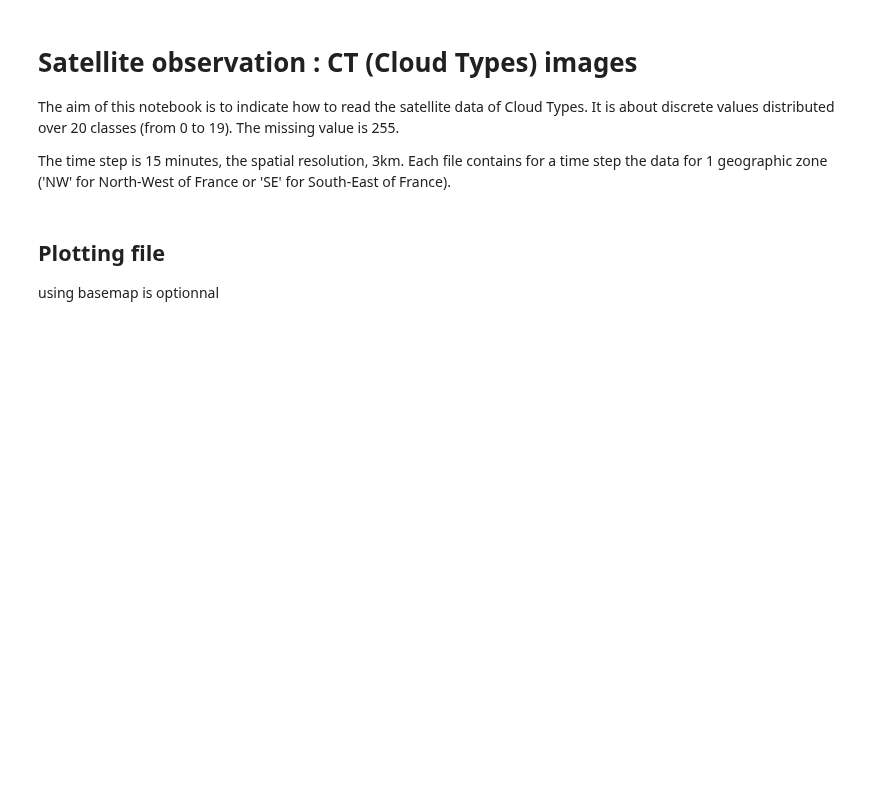
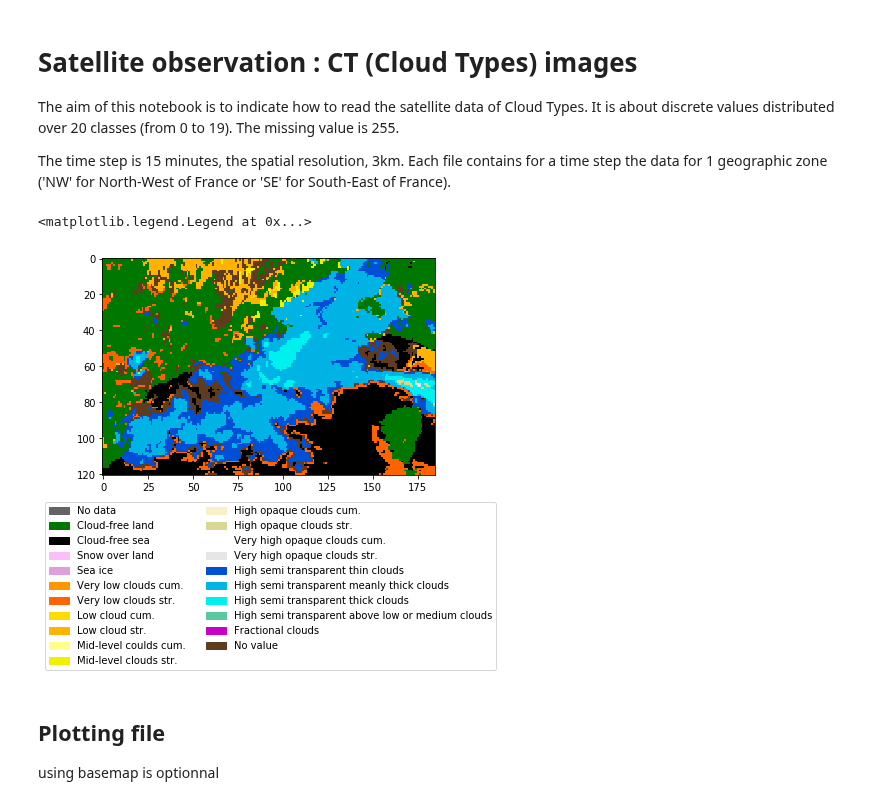
Before and after one commit to meteofrance/meteonet, a Jupyter notebook: data_exploration/satellite/open_satellite_CT.ipynb, the cells around one changed output. Cells and saved outputs as stored; diff of their text form; code cells hidden in the pictures; blank space fills up the shorter version.

```diff
--- a/data_exploration/satellite/open_satellite_CT.ipynb
+++ b/data_exploration/satellite/open_satellite_CT.ipynb
@@ -16,6 +18,31 @@ day = dt.datetime(2016, 2, 1) # Day example
 fname = "../data_sample/satellite/CT_%s_%s.npz" % (zone, day.strftime('%Y%m%d%H%M'))
 title = "CT (Cloud Types) - day %s - zone %s  " % (day.strftime('%Y%m%d%H%M'),
                                                    zone)
+# %%
+ds = get_satellite_as_xarray(fname, zone, "CT") # Getting data
+
+cmap = colors.ListedColormap(CT_COLOR_MAP)
+bounds = [
+    0, 1, 2, 3, 4, 5, 6, 7, 8, 9, 10, 11, 12, 13, 14, 15, 16, 17, 18, 19, 20
+]
+norm = colors.BoundaryNorm(bounds, cmap.N)
+patches = [
+    mpatches.Patch(color=CT_COLOR_MAP[i], label=CLOUD_TYPE[str(i)])
+    for i in range(21)
+]
+
+plt.imshow(
+    ds["CT"].values,
+    cmap=cmap,
+    norm=norm,
+    interpolation='none',
+)
+
+# put those patched as legend-handles into the legend
+plt.legend(handles=patches, loc=0, ncol=2, bbox_to_anchor=(0.4, -0.5, 0.8, 0.4))
+# %% [output]
+<matplotlib.legend.Legend at 0x...>
+[figure, added]
 # %%
 #coordinates of study zone boundaries
 lllat = DOMAINS[zone]['lry']  #lower left latitude
```
Also changed, not shown: parts of 2 cells of this notebook, 5 other files.
